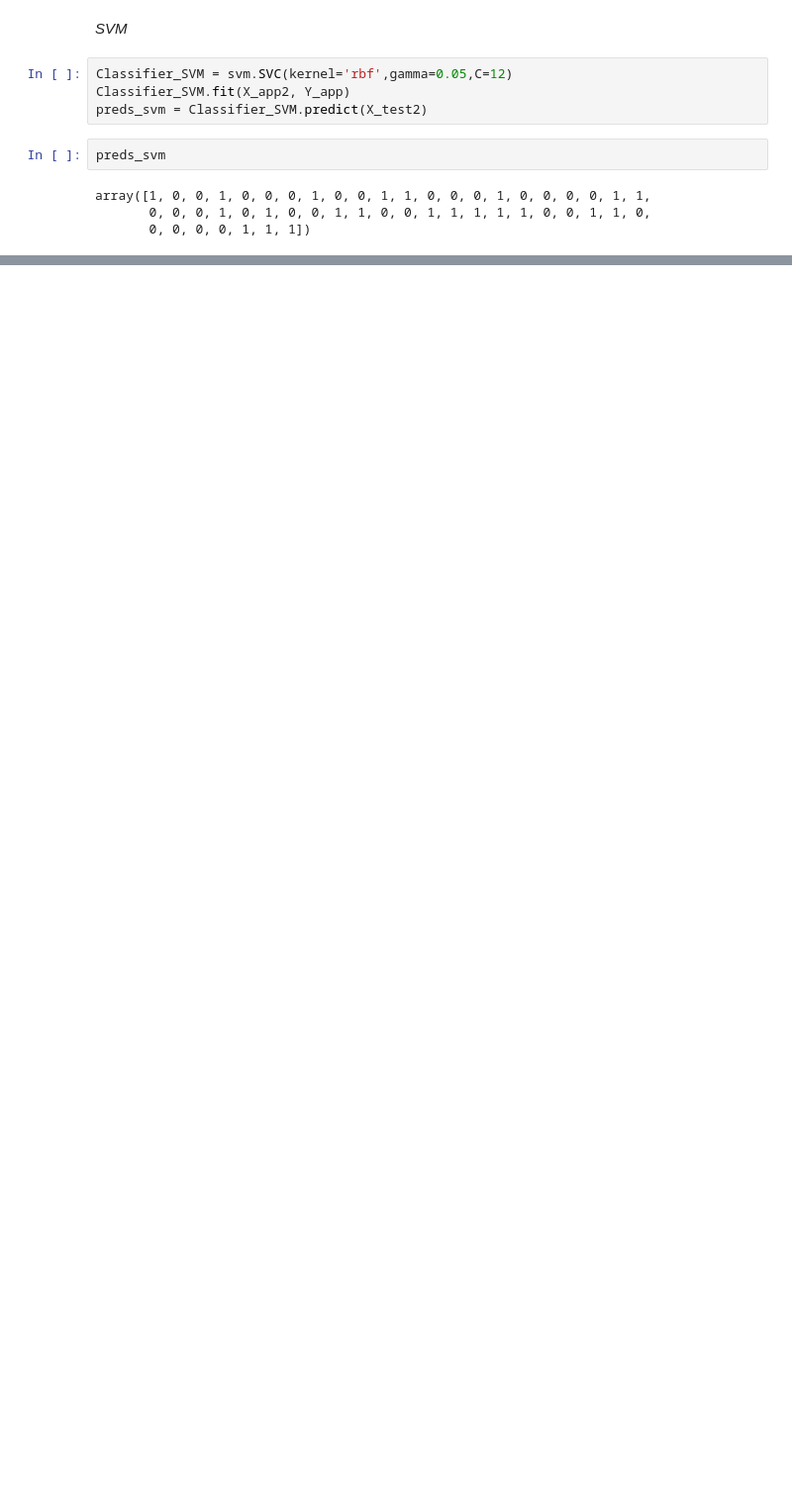
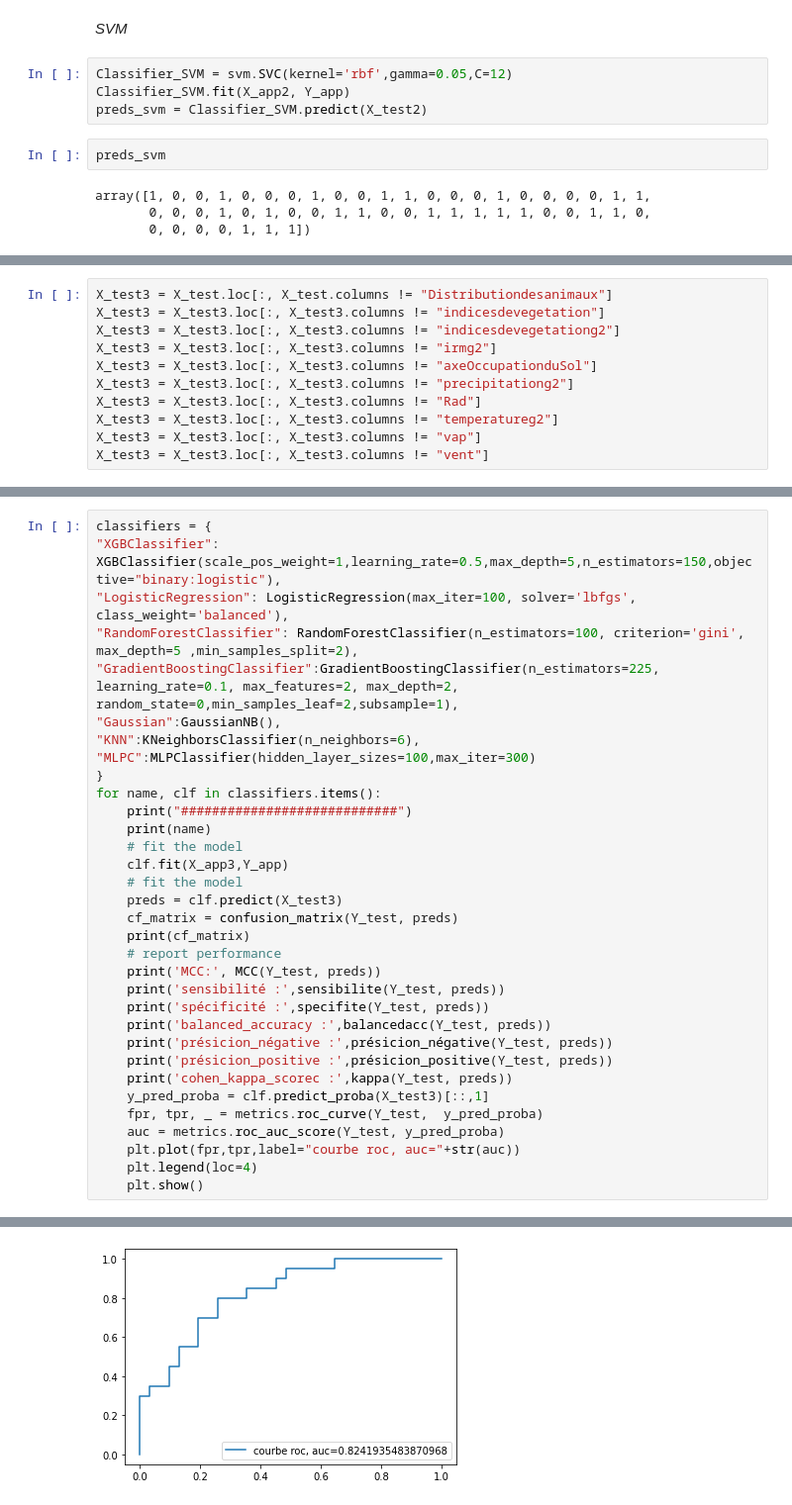
Before and after one commit to meriemdouider1/Recursive_Feature_Elimination_-RFE-, a Jupyter notebook: groupes de variables/ (groupe 3 RFE).ipynb, the cells around one changed output, grey strips where cells are left out. Shown: that part at 99% size. Drawn from its saved outputs; the diff is of its cells as text; blank space fills up the shorter version.

```diff
--- a/groupes de variables/ (groupe 3 RFE).ipynb
+++ b/groupes de variables/ (groupe 3 RFE).ipynb
@@ -916,0 +965,11 @@ AUC : 0.5596774193548386
+# %%
+X_test3 = X_test.loc[:, X_test.columns != "Distributiondesanimaux"]
+X_test3 = X_test3.loc[:, X_test3.columns != "indicesdevegetation"]
+X_test3 = X_test3.loc[:, X_test3.columns != "indicesdevegetationg2"]
+X_test3 = X_test3.loc[:, X_test3.columns != "irmg2"]
+X_test3 = X_test3.loc[:, X_test3.columns != "axeOccupationduSol"]
+X_test3 = X_test3.loc[:, X_test3.columns != "precipitationg2"]
+X_test3 = X_test3.loc[:, X_test3.columns != "Rad"]
+X_test3 = X_test3.loc[:, X_test3.columns != "temperatureg2"]
+X_test3 = X_test3.loc[:, X_test3.columns != "vap"]
+X_test3 = X_test3.loc[:, X_test3.columns != "vent"]
@@ -916,0 +996,34 @@ AUC : 0.5596774193548386
+# %%
+classifiers = {
+"XGBClassifier": XGBClassifier(scale_pos_weight=1,learning_rate=0.5,max_depth=5,n_estimators=150,objective="binary:logistic"),
+"LogisticRegression": LogisticRegression(max_iter=100, solver='lbfgs', class_weight='balanced'),
+"RandomForestClassifier": RandomForestClassifier(n_estimators=100, criterion='gini', max_depth=5 ,min_samples_split=2),
+"GradientBoostingClassifier":GradientBoostingClassifier(n_estimators=225, learning_rate=0.1, max_features=2, max_depth=2, random_state=0,min_samples_leaf=2,subsample=1),
+"Gaussian":GaussianNB(),
+"KNN":KNeighborsClassifier(n_neighbors=6),
+"MLPC":MLPClassifier(hidden_layer_sizes=100,max_iter=300)
+}
+for name, clf in classifiers.items():
+    print("############################")
+    print(name)
+    # fit the model
+    clf.fit(X_app3,Y_app)
+    # fit the model
+    preds = clf.predict(X_test3)
+    cf_matrix = confusion_matrix(Y_test, preds)
+    print(cf_matrix)
+    # report performance
+    print('MCC:', MCC(Y_test, preds))
+    print('sensibilité :',sensibilite(Y_test, preds))
+    print('spécificité :',specifite(Y_test, preds))
+    print('balanced_accuracy :',balancedacc(Y_test, preds))
+    print('présicion_négative :',présicion_négative(Y_test, preds))
+    print('présicion_positive :',présicion_positive(Y_test, preds))
+    print('cohen_kappa_scorec :',kappa(Y_test, preds))
+    y_pred_proba = clf.predict_proba(X_test3)[::,1]
+    fpr, tpr, _ = metrics.roc_curve(Y_test,  y_pred_proba)
+    auc = metrics.roc_auc_score(Y_test, y_pred_proba)
+    plt.plot(fpr,tpr,label="courbe roc, auc="+str(auc))
+    plt.legend(loc=4)
+    plt.show()
+# %% [output]
@@ -916,0 +1041 @@ AUC : 0.5596774193548386
+[figure, added]
```
Also changed, not shown: parts of 45 cells of this notebook.
